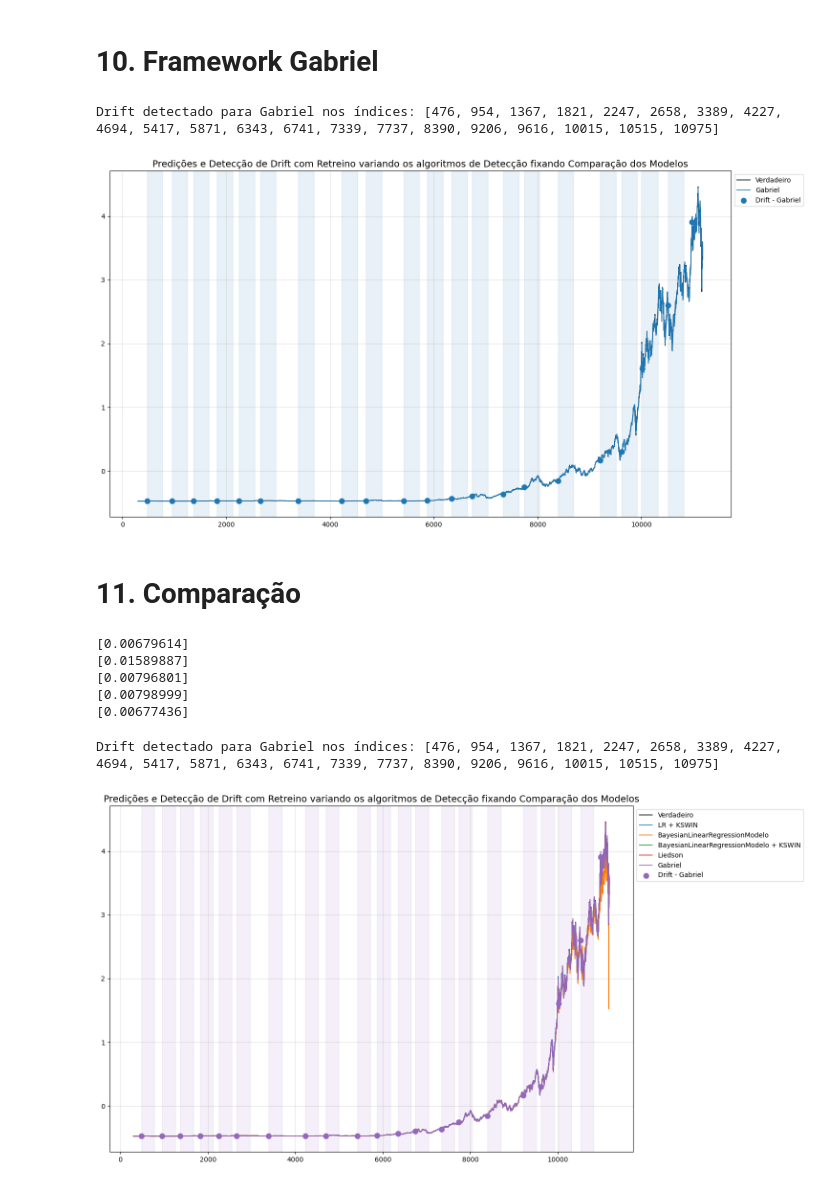
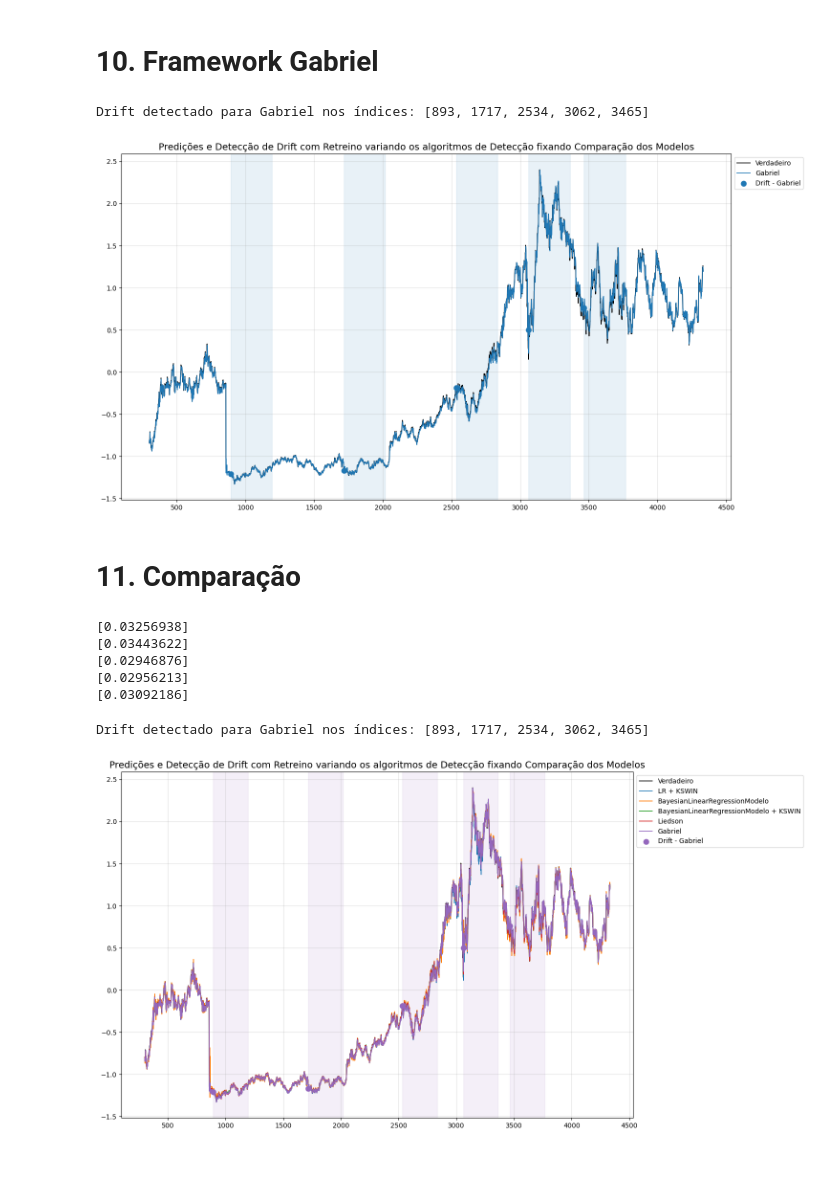
Before and after one commit to gabrielfers/Drift-Detection-PIBIC, a Jupyter notebook: 1- tutorial_online_algorithms.ipynb, the cells around one changed output. Cells and saved outputs as stored; diff of their text form; code cells hidden in the pictures.

```diff
--- a/1- tutorial_online_algorithms.ipynb
+++ b/1- tutorial_online_algorithms.ipynb
@@ -80,6 +80,6 @@ series = [
 # Definindo parâmetros para processamento
 tamanho_batch = 300
 lags = 10
-serie_escolhida = series[0]
+serie_escolhida = series[3]
 print(f"Processando série: {serie_escolhida}")
 # %% [output]
@@ -189,7 +189,7 @@ Drift detectado para BayesianLinearRegressionModelo + KSWIN nos índices: [398,
 # %% [markdown]
 # **9. Framework Liedson**
 # %%
-framework = FrameLiedson(BayesianLinearRegressionModelo, KSWINDetector, 30, 100)
+framework = FrameLiedson(BayesianLinearRegressionModelo, KSWINDetector, 30, 50)
 predicoes_frame, deteccoes_frame, mae_frame = framework.prequential(X, Y, tamanho_batch)
 # %%
 # Plotando os resultados
@@ -218,8 +218,8 @@ Visualizer.plotar_resultados_multi(Y,
                   detector_or_modelo="Comparação dos Modelos",
                   )
 # %% [output]
-Drift detectado para Gabriel nos índices: [476, 954, 1367, 1821, 2247, 2658, 3389, 4227, 4694, 5417, 5871, 6343, 6741, 7339, 7737, 8390, 9206, 9616, 10015, 10515, 10975]
+Drift detectado para Gabriel nos índices: [893, 1717, 2534, 3062, 3465]
-[figure, old version]
+[figure, new version]
 # %% [markdown]
 # **11. Comparação**
 # %%
@@ -229,28 +229,28 @@ print(mae_ativo_online)
 print(mae_frame)
 print(mae_frame2)
 # %% [output]
-[0.00679614]
-[0.01589887]
-[0.00796801]
-[0.00798999]
-[0.00677436]
+[0.03256938]
+[0.03443622]
+[0.02946876]
+[0.02956213]
+[0.03092186]
 # %%
 # Plotando os resultados
 Visualizer.plotar_resultados_multi(Y,
                   [predicoes_ativo,
                    predicoes_passivo,
                    predicoes_ativo_online,
                    predicoes_frame,
                    predicoes_frame2],
                   ["LR + KSWIN",
-                   "BayesianLinearRegressionModelo",
+                   "OSELMModelo",
                    "BayesianLinearRegressionModelo + KSWIN",
                    "Liedson",
                    "Gabriel"],
                   {"Gabriel": deteccoes_frame2},
                   tamanho_batch,
                   detector_or_modelo="Comparação dos Modelos",
                   )
 # %% [output]
-Drift detectado para Gabriel nos índices: [476, 954, 1367, 1821, 2247, 2658, 3389, 4227, 4694, 5417, 5871, 6343, 6741, 7339, 7737, 8390, 9206, 9616, 10015, 10515, 10975]
+Drift detectado para Gabriel nos índices: [893, 1717, 2534, 3062, 3465]
-[figure, old version]
+[figure, new version]
```
Also changed, not shown: parts of 6 cells of this notebook.
